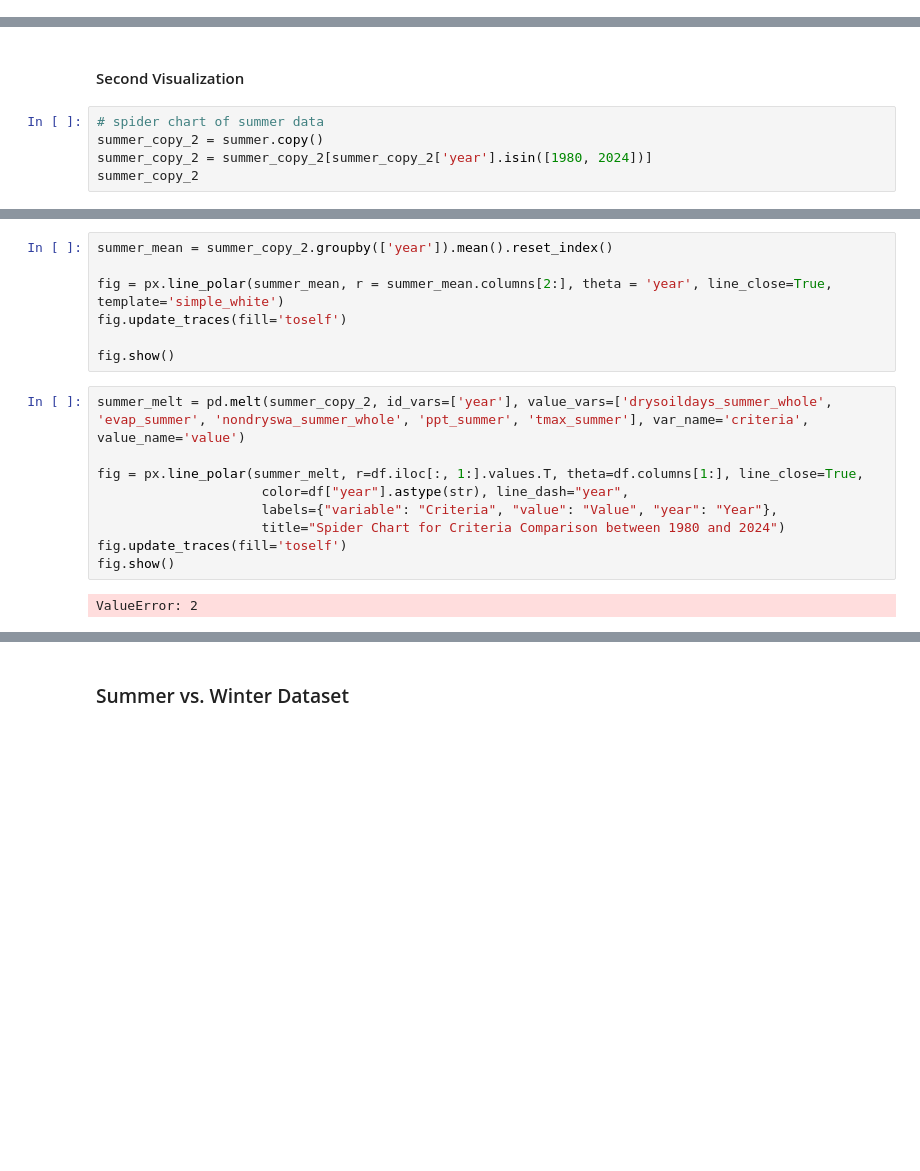
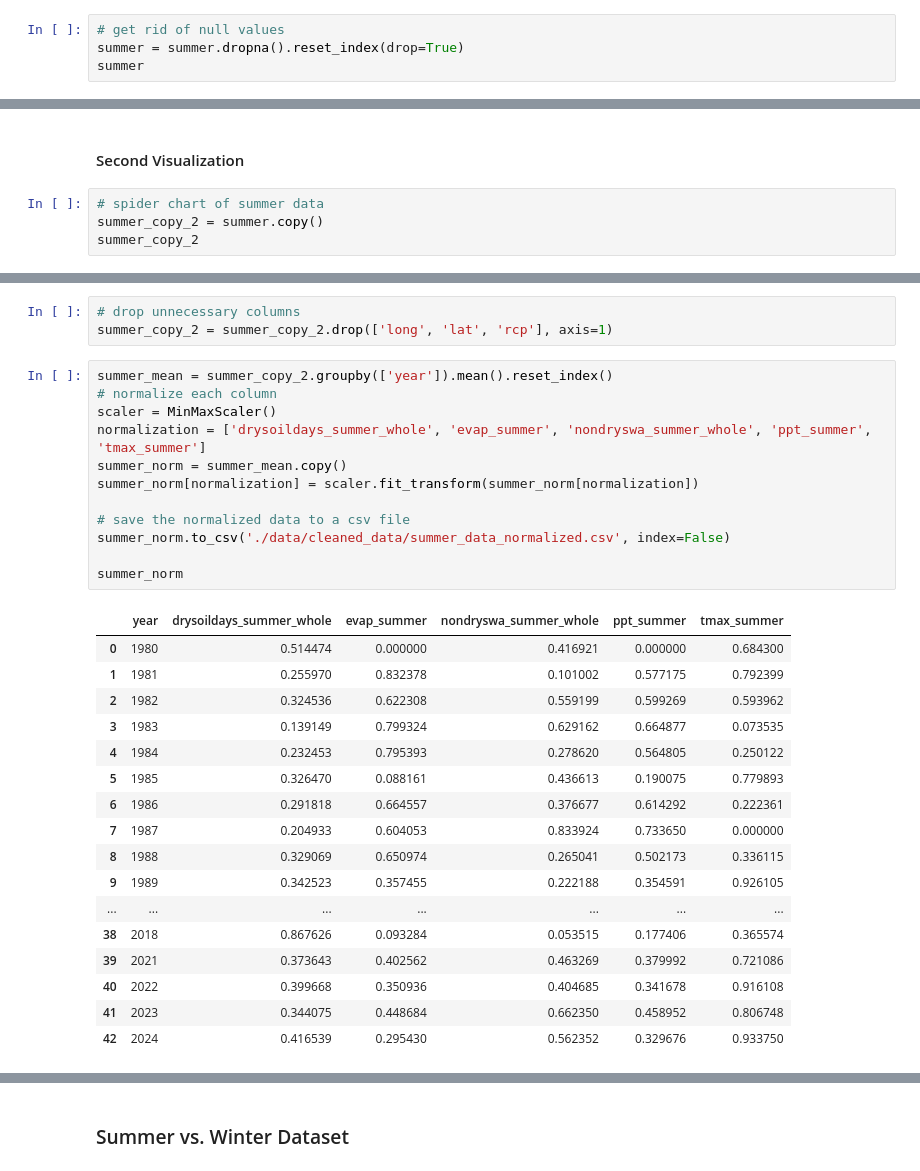
Before and after one commit to hannah-hana-kim/DSAN-Scholarship, a Jupyter notebook: data_cleaning_and_viz.ipynb, the cells around one changed output, grey strips where cells are left out. Drawn from its saved outputs; the diff is of its cells as text; blank space fills up the shorter version.

```diff
--- a/data_cleaning_and_viz.ipynb
+++ b/data_cleaning_and_viz.ipynb
@@ -393,0 +486,4 @@ fig.show()
+# %%
+# get rid of null values
+summer = summer.dropna().reset_index(drop=True)
+summer
@@ -396,7 +506,6 @@ fig.show()
 # %%
 # spider chart of summer data
 summer_copy_2 = summer.copy()
-summer_copy_2 = summer_copy_2[summer_copy_2['year'].isin([1980, 2024])]
 summer_copy_2
 # %% [output]
 |  | long | lat | year | rcp | drysoildays_summer_whole | evap_summer | nondryswa_summer_whole | ... |
@@ -415,18 +524,33 @@ summer_copy_2
-# %%
-summer_mean = summer_copy_2.groupby(['year']).mean().reset_index()
-
-fig = px.line_polar(summer_mean, r = summer_mean.columns[2:], theta = 'year', line_close=True, template='simple_white')
-fig.update_traces(fill='toself')
-
-fig.show()
-# %%
-summer_melt = pd.melt(summer_copy_2, id_vars=['year'], value_vars=['drysoildays_summer_whole', 'evap_summer', 'nondryswa_summer_whole', 'ppt_summer', 'tmax_summer'], var_name='criteria', value_name='value')
-
-fig = px.line_polar(summer_melt, r=df.iloc[:, 1:].values.T, theta=df.columns[1:], line_close=True,
-                     color=df["year"].astype(str), line_dash="year",
-                     labels={"variable": "Criteria", "value": "Value", "year": "Year"},
-                     title="Spider Chart for Criteria Comparison between 1980 and 2024")
-fig.update_traces(fill='toself')
-fig.show()
-# %% [output]
-ValueError: 2
+# %%
+# drop unnecessary columns
+summer_copy_2 = summer_copy_2.drop(['long', 'lat', 'rcp'], axis=1)
+# %%
+summer_mean = summer_copy_2.groupby(['year']).mean().reset_index()
+# normalize each column
+scaler = MinMaxScaler()
+normalization = ['drysoildays_summer_whole', 'evap_summer', 'nondryswa_summer_whole', 'ppt_summer', 'tmax_summer']
+summer_norm = summer_mean.copy()
+summer_norm[normalization] = scaler.fit_transform(summer_norm[normalization])
+
+# save the normalized data to a csv file
+summer_norm.to_csv('./data/cleaned_data/summer_data_normalized.csv', index=False)
+
+summer_norm
+# %% [output]
+|  | year | drysoildays_summer_whole | evap_summer | nondryswa_summer_whole | ppt_summer | tmax_summer |
+| 0 | 1980 | 0.514474 | 0.000000 | 0.416921 | 0.000000 | 0.684300 |
+| 1 | 1981 | 0.255970 | 0.832378 | 0.101002 | 0.577175 | 0.792399 |
+| 2 | 1982 | 0.324536 | 0.622308 | 0.559199 | 0.599269 | 0.593962 |
+| 3 | 1983 | 0.139149 | 0.799324 | 0.629162 | 0.664877 | 0.073535 |
+| 4 | 1984 | 0.232453 | 0.795393 | 0.278620 | 0.564805 | 0.250122 |
+| 5 | 1985 | 0.326470 | 0.088161 | 0.436613 | 0.190075 | 0.779893 |
+| 6 | 1986 | 0.291818 | 0.664557 | 0.376677 | 0.614292 | 0.222361 |
+| 7 | 1987 | 0.204933 | 0.604053 | 0.833924 | 0.733650 | 0.000000 |
+| 8 | 1988 | 0.329069 | 0.650974 | 0.265041 | 0.502173 | 0.336115 |
+| 9 | 1989 | 0.342523 | 0.357455 | 0.222188 | 0.354591 | 0.926105 |
+| ... | ... | ... | ... | ... | ... | ... |
+| 38 | 2018 | 0.867626 | 0.093284 | 0.053515 | 0.177406 | 0.365574 |
+| 39 | 2021 | 0.373643 | 0.402562 | 0.463269 | 0.379992 | 0.721086 |
+| 40 | 2022 | 0.399668 | 0.350936 | 0.404685 | 0.341678 | 0.916108 |
+| 41 | 2023 | 0.344075 | 0.448684 | 0.662350 | 0.458952 | 0.806748 |
+| 42 | 2024 | 0.416539 | 0.295430 | 0.562352 | 0.329676 | 0.933750 |
```
Also changed, not shown: parts of 27 cells of this notebook, 10 other files.
